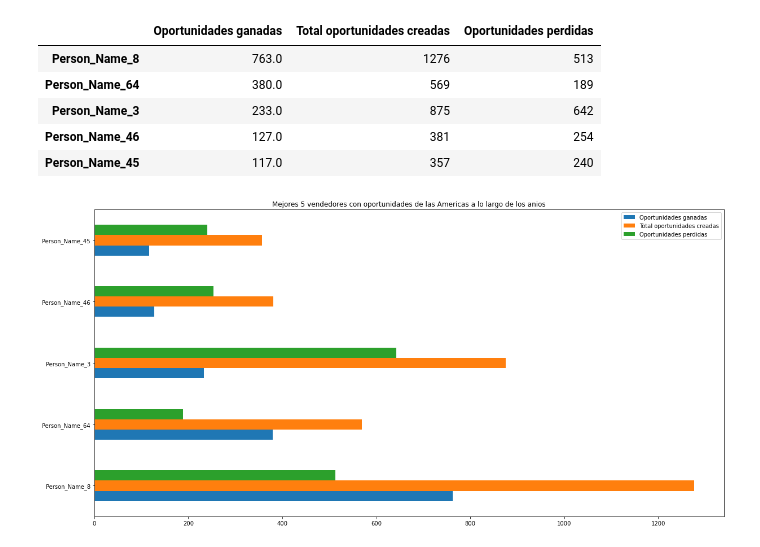
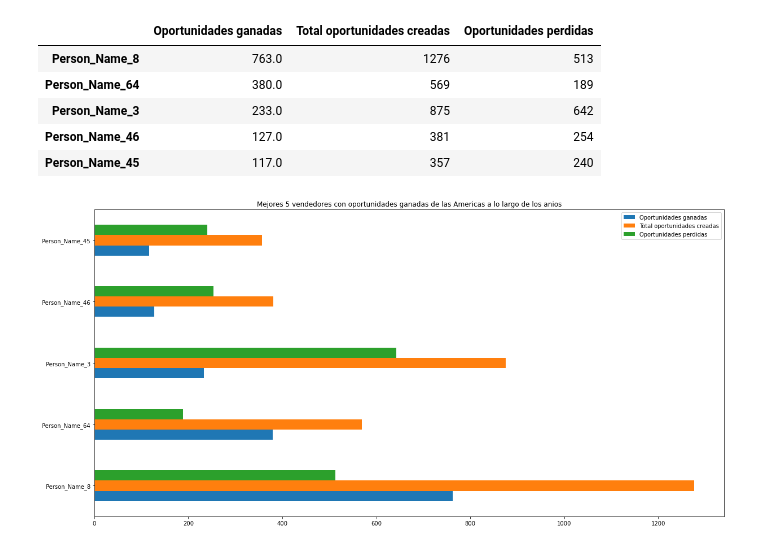
Before and after one commit to Ramaxx95/TP1-Orga-de-Datos, a Jupyter notebook: Visualizaciones/Region_Americas.ipynb, the cells around one changed output. Saved outputs shown, nothing was run; the diff lists cells and outputs as text; code cells hidden in the pictures.

```diff
--- a/Visualizaciones/Region_Americas.ipynb
+++ b/Visualizaciones/Region_Americas.ipynb
@@ -232,7 +230,7 @@ perdidas_vendedores
 | Person_Name_47 | 1 |
 # %%
 lista_vendedores = [ ganadas_vendedores, total_vendedores, perdidas_vendedores]
-top_5_vendedores = pd.concat(lista_vendedores, join = 'outer', axis = 1).fillna(0).sort_values(by = 'Oportunidades ganadas', ascending = False).head(5)
+top_5_vendedores = pd.concat(lista_vendedores, join = 'outer', axis = 1).fillna(0).nlargest(5, 'Oportunidades ganadas')
 top_5_vendedores
 # %% [output]
 |  | Oportunidades ganadas | Total oportunidades creadas | Oportunidades perdidas |
@@ -242,7 +240,7 @@ top_5_vendedores
 | Person_Name_46 | 127.0 | 381 | 254 |
 | Person_Name_45 | 117.0 | 357 | 240 |
 # %%
-top_5_vendedores.plot.barh( title = 'Mejores 5 vendedores con oportunidades de las Americas a lo largo de los anios' , rot = 0, figsize = ((20,10)))
+top_5_vendedores.plot.barh( title = 'Mejores 5 vendedores con oportunidades ganadas de las Americas a lo largo de los anios' , rot = 0, figsize = ((20,10)))
 plt.show()
 # %% [output]
-[figure, old version]
+[figure, new version]
```
Also changed, not shown: parts of 5 cells of this notebook, 1 other file.
